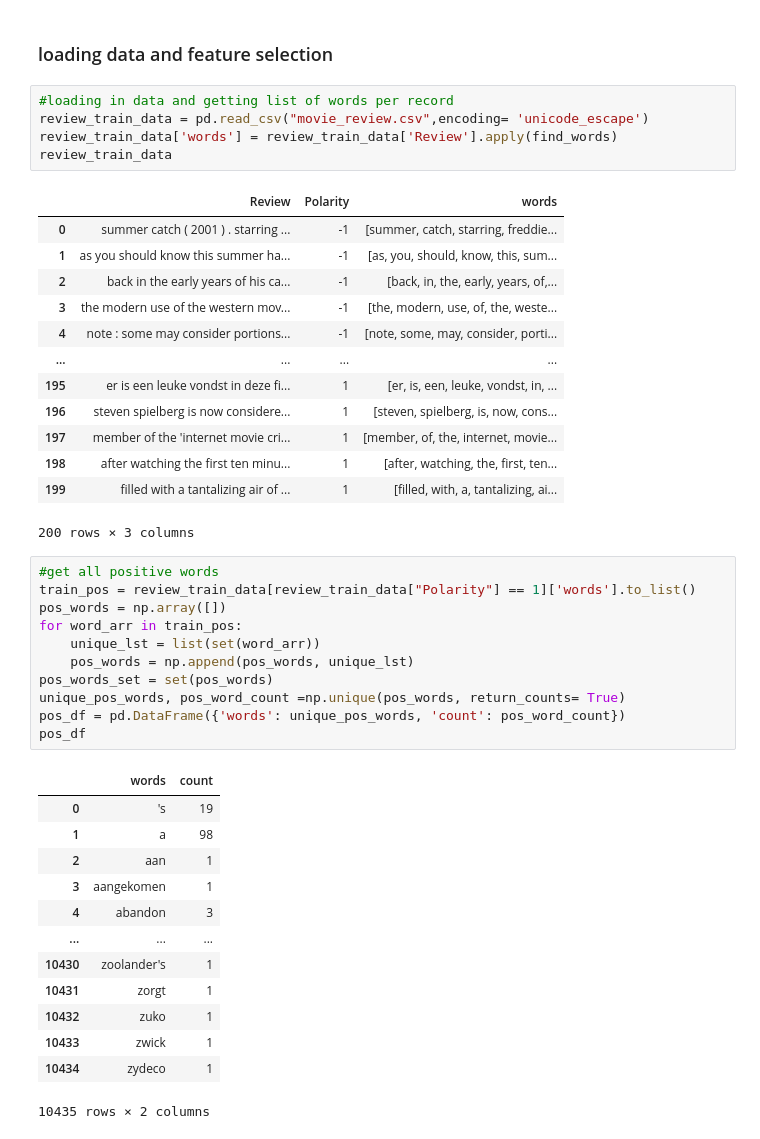
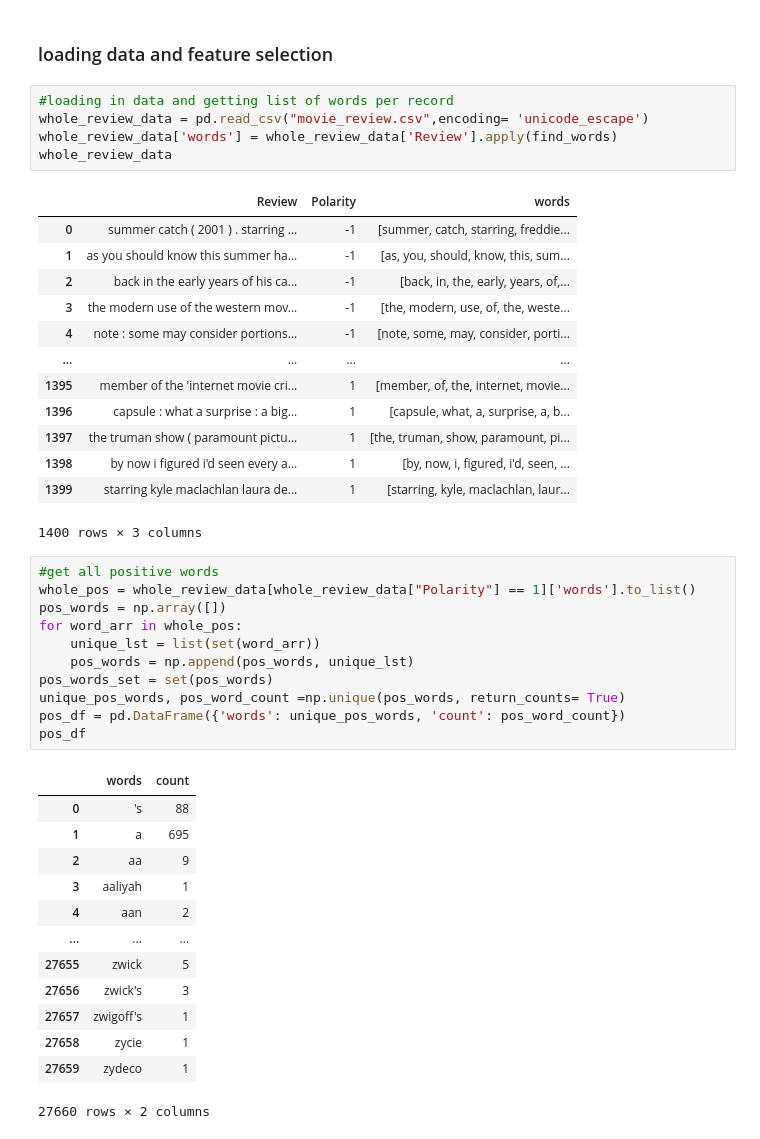
Before and after one commit to GamGam1/ML-Projs, a Jupyter notebook: Sentiment Analysis/Sentiment Analysis SVM.ipynb, the cells around one changed output. Drawn from its saved outputs; the diff is of its cells as text.

```diff
--- a/Sentiment Analysis/Sentiment Analysis SVM.ipynb
+++ b/Sentiment Analysis/Sentiment Analysis SVM.ipynb
@@ -13,9 +28,9 @@ def find_words(str):
 ### loading data and feature selection
 # %%
 #loading in data and getting list of words per record
-review_train_data = pd.read_csv("movie_review.csv",encoding= 'unicode_escape')
-review_train_data['words'] = review_train_data['Review'].apply(find_words)
-review_train_data
+whole_review_data = pd.read_csv("movie_review.csv",encoding= 'unicode_escape')
+whole_review_data['words'] = whole_review_data['Review'].apply(find_words)
+whole_review_data
 # %% [output]
 |  | Review | Polarity | words |
 | 0 | summer catch ( 2001 ) . starring ... | -1 | [summer, catch, starring, freddie... |
@@ -24,36 +39,36 @@ review_train_data
 | 3 | the modern use of the western mov... | -1 | [the, modern, use, of, the, weste... |
 | 4 | note : some may consider portions... | -1 | [note, some, may, consider, porti... |
 | ... | ... | ... | ... |
-| 195 | er is een leuke vondst in deze fi... | 1 | [er, is, een, leuke, vondst, in, ... |
-| 196 | steven spielberg is now considere... | 1 | [steven, spielberg, is, now, cons... |
-| 197 | member of the 'internet movie cri... | 1 | [member, of, the, internet, movie... |
-| 198 | after watching the first ten minu... | 1 | [after, watching, the, first, ten... |
-| 199 | filled with a tantalizing air of ... | 1 | [filled, with, a, tantalizing, ai... |
+| 1395 | member of the 'internet movie cri... | 1 | [member, of, the, internet, movie... |
+| 1396 | capsule : what a surprise : a big... | 1 | [capsule, what, a, surprise, a, b... |
+| 1397 | the truman show ( paramount pictu... | 1 | [the, truman, show, paramount, pi... |
+| 1398 | by now i figured i'd seen every a... | 1 | [by, now, i, figured, i'd, seen, ... |
+| 1399 | starring kyle maclachlan laura de... | 1 | [starring, kyle, maclachlan, laur... |
-200 rows × 3 columns
+1400 rows × 3 columns
 # %%
 #get all positive words
-train_pos = review_train_data[review_train_data["Polarity"] == 1]['words'].to_list()
+whole_pos = whole_review_data[whole_review_data["Polarity"] == 1]['words'].to_list()
 pos_words = np.array([])
-for word_arr in train_pos:
+for word_arr in whole_pos:
     unique_lst = list(set(word_arr))
     pos_words = np.append(pos_words, unique_lst)
 pos_words_set = set(pos_words)
 unique_pos_words, pos_word_count =np.unique(pos_words, return_counts= True)
 pos_df = pd.DataFrame({'words': unique_pos_words, 'count': pos_word_count})
 pos_df
 # %% [output]
 |  | words | count |
-| 0 | 's | 19 |
-| 1 | a | 98 |
-| 2 | aan | 1 |
-| 3 | aangekomen | 1 |
-| 4 | abandon | 3 |
+| 0 | 's | 88 |
+| 1 | a | 695 |
+| 2 | aa | 9 |
+| 3 | aaliyah | 1 |
+| 4 | aan | 2 |
 | ... | ... | ... |
-| 10430 | zoolander's | 1 |
-| 10431 | zorgt | 1 |
-| 10432 | zuko | 1 |
-| 10433 | zwick | 1 |
-| 10434 | zydeco | 1 |
+| 27655 | zwick | 5 |
+| 27656 | zwick's | 3 |
+| 27657 | zwigoff's | 1 |
+| 27658 | zycie | 1 |
+| 27659 | zydeco | 1 |
-10435 rows × 2 columns
+27660 rows × 2 columns
 # %%
 #get all negative words
```
Also changed, not shown: parts of 18 cells of this notebook, 2 other files.
